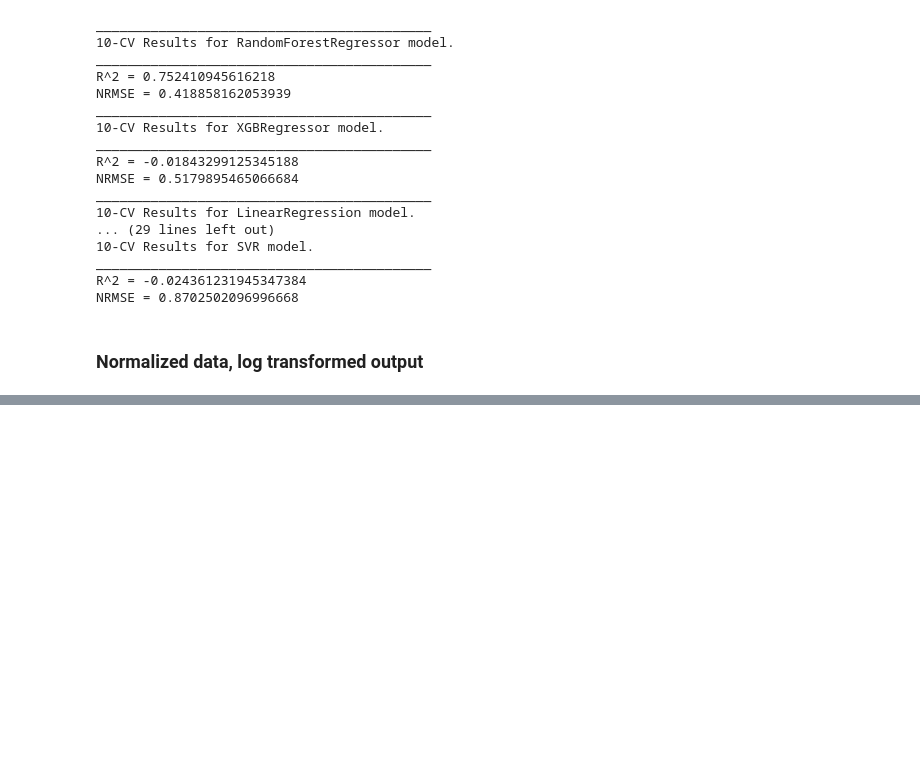
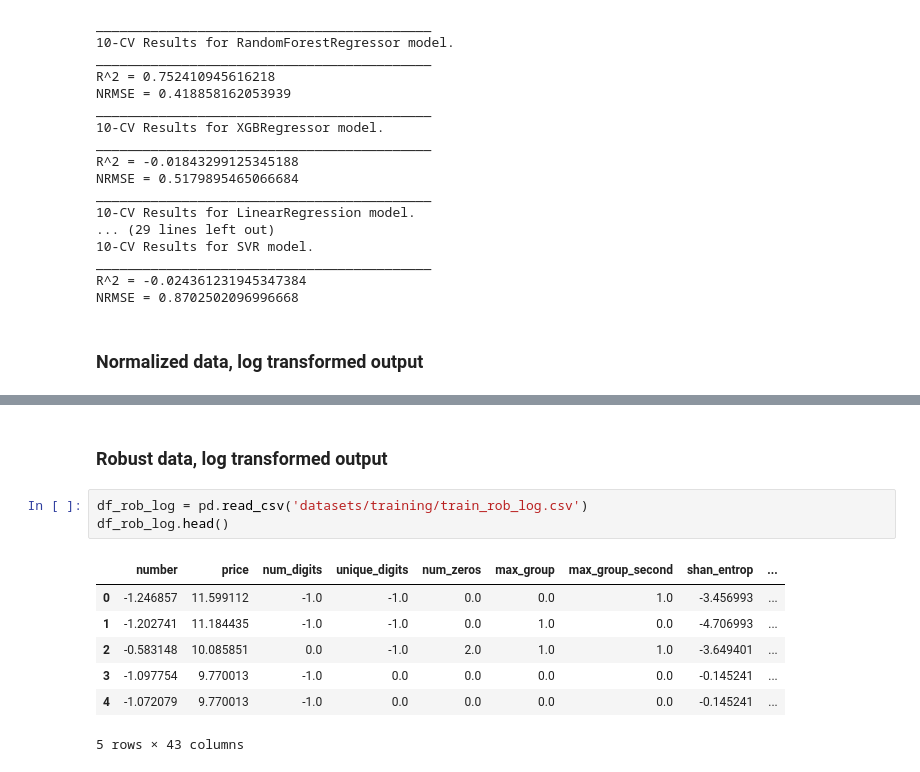
Before and after one commit to FardinAhsan146/DXB-Numberplate-Price-Predictor, a Jupyter notebook: preeliminary_ml.ipynb, the cells around one changed output, grey strips where cells are left out. Cells and saved outputs as stored; diff of their text form; blank space fills up the shorter version.

```diff
--- a/preeliminary_ml.ipynb
+++ b/preeliminary_ml.ipynb
@@ -216,0 +246,13 @@ df_norm_log.head()
+# %% [markdown]
+### Robust data, log transformed output
+# %%
+df_rob_log = pd.read_csv('datasets/training/train_rob_log.csv')
+df_rob_log.head()
+# %% [output]
+|  | number | price | num_digits | unique_digits | num_zeros | max_group | max_group_second | shan_entrop | ... |
+| 0 | -1.246857 | 11.599112 | -1.0 | -1.0 | 0.0 | 0.0 | 1.0 | -3.456993 | ... |
+| 1 | -1.202741 | 11.184435 | -1.0 | -1.0 | 0.0 | 1.0 | 0.0 | -4.706993 | ... |
+| 2 | -0.583148 | 10.085851 | 0.0 | -1.0 | 2.0 | 1.0 | 1.0 | -3.649401 | ... |
+| 3 | -1.097754 | 9.770013 | -1.0 | 0.0 | 0.0 | 0.0 | 0.0 | -0.145241 | ... |
+| 4 | -1.072079 | 9.770013 | -1.0 | 0.0 | 0.0 | 0.0 | 0.0 | -0.145241 | ... |
+5 rows × 43 columns
```
Also changed, not shown: parts of 3 cells of this notebook.
